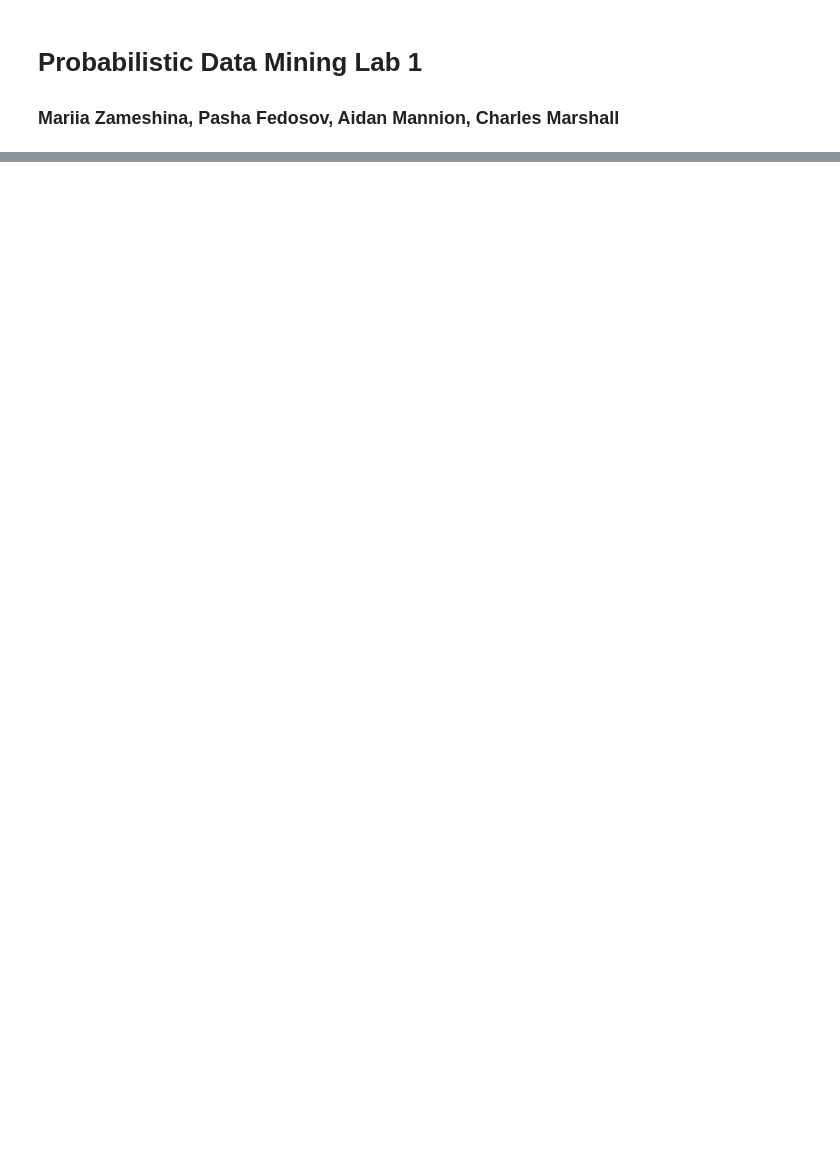
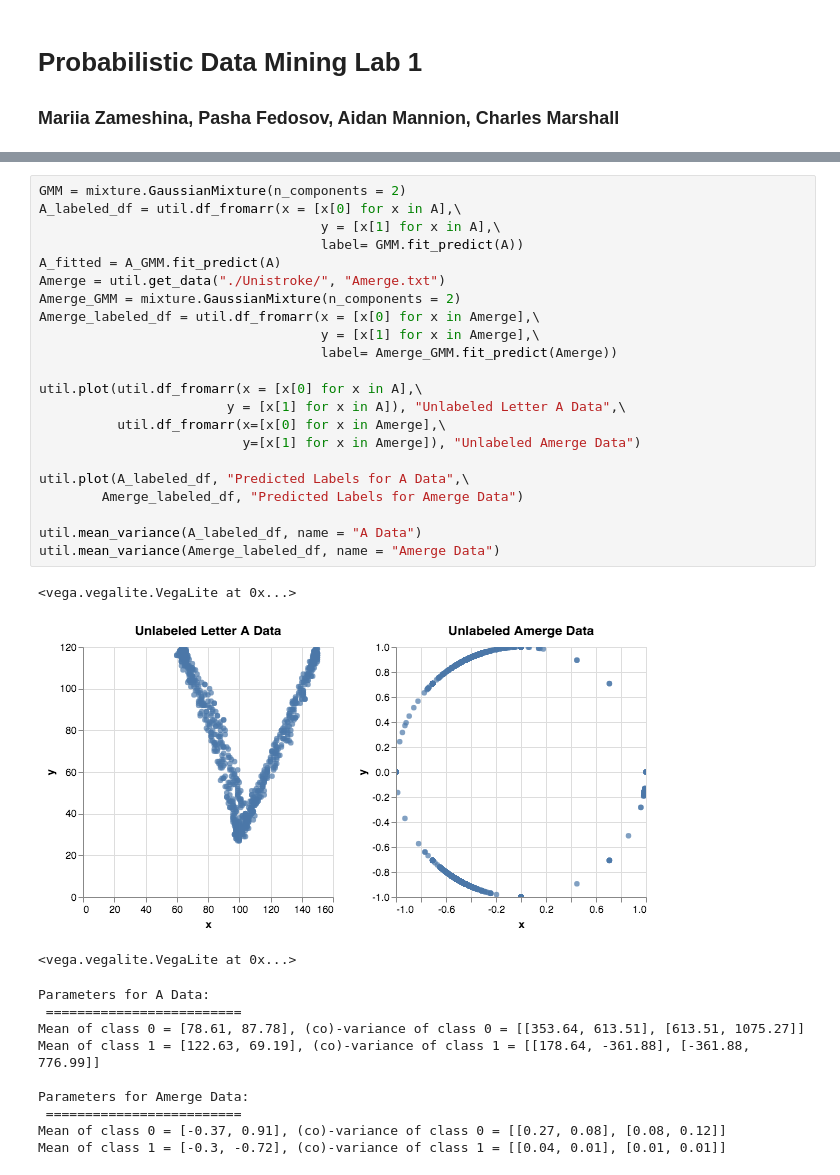
Before and after one commit to juli31/ProbabilisticDataMining, a Jupyter notebook: lab1/notebook.ipynb, the cells around one changed output, grey strips where cells are left out. Saved outputs shown, nothing was run; the diff lists cells and outputs as text; blank space fills up the shorter version.

```diff
--- a/lab1/notebook.ipynb
+++ b/lab1/notebook.ipynb
@@ -80,0 +50,35 @@ Covariance of class 1 = [[ 357.74929556  617.84560575]
+# %%
+GMM = mixture.GaussianMixture(n_components = 2)
+A_labeled_df = util.df_fromarr(x = [x[0] for x in A],\
+                                    y = [x[1] for x in A],\
+                                    label= GMM.fit_predict(A))
+A_fitted = A_GMM.fit_predict(A)
+Amerge = util.get_data("./Unistroke/", "Amerge.txt")
+Amerge_GMM = mixture.GaussianMixture(n_components = 2)
+Amerge_labeled_df = util.df_fromarr(x = [x[0] for x in Amerge],\
+                                    y = [x[1] for x in Amerge],\
+                                    label= Amerge_GMM.fit_predict(Amerge))
+
+util.plot(util.df_fromarr(x = [x[0] for x in A],\
+                        y = [x[1] for x in A]), "Unlabeled Letter A Data",\
+          util.df_fromarr(x=[x[0] for x in Amerge],\
+                          y=[x[1] for x in Amerge]), "Unlabeled Amerge Data")
+
+util.plot(A_labeled_df, "Predicted Labels for A Data",\
+        Amerge_labeled_df, "Predicted Labels for Amerge Data")
+
+util.mean_variance(A_labeled_df, name = "A Data")
+util.mean_variance(Amerge_labeled_df, name = "Amerge Data")
+# %% [output]
+<vega.vegalite.VegaLite at 0x...>
+[figure, added]
+<vega.vegalite.VegaLite at 0x...>
+Parameters for A Data:
+ =========================
+Mean of class 0 = [78.61, 87.78], (co)-variance of class 0 = [[353.64, 613.51], [613.51, 1075.27]]
+Mean of class 1 = [122.63, 69.19], (co)-variance of class 1 = [[178.64, -361.88], [-361.88, 776.99]]
+
+Parameters for Amerge Data:
+ =========================
+Mean of class 0 = [-0.37, 0.91], (co)-variance of class 0 = [[0.27, 0.08], [0.08, 0.12]]
+Mean of class 1 = [-0.3, -0.72], (co)-variance of class 1 = [[0.04, 0.01], [0.01, 0.01]]
```
Also changed, not shown: parts of 11 cells of this notebook, 2 other files.
